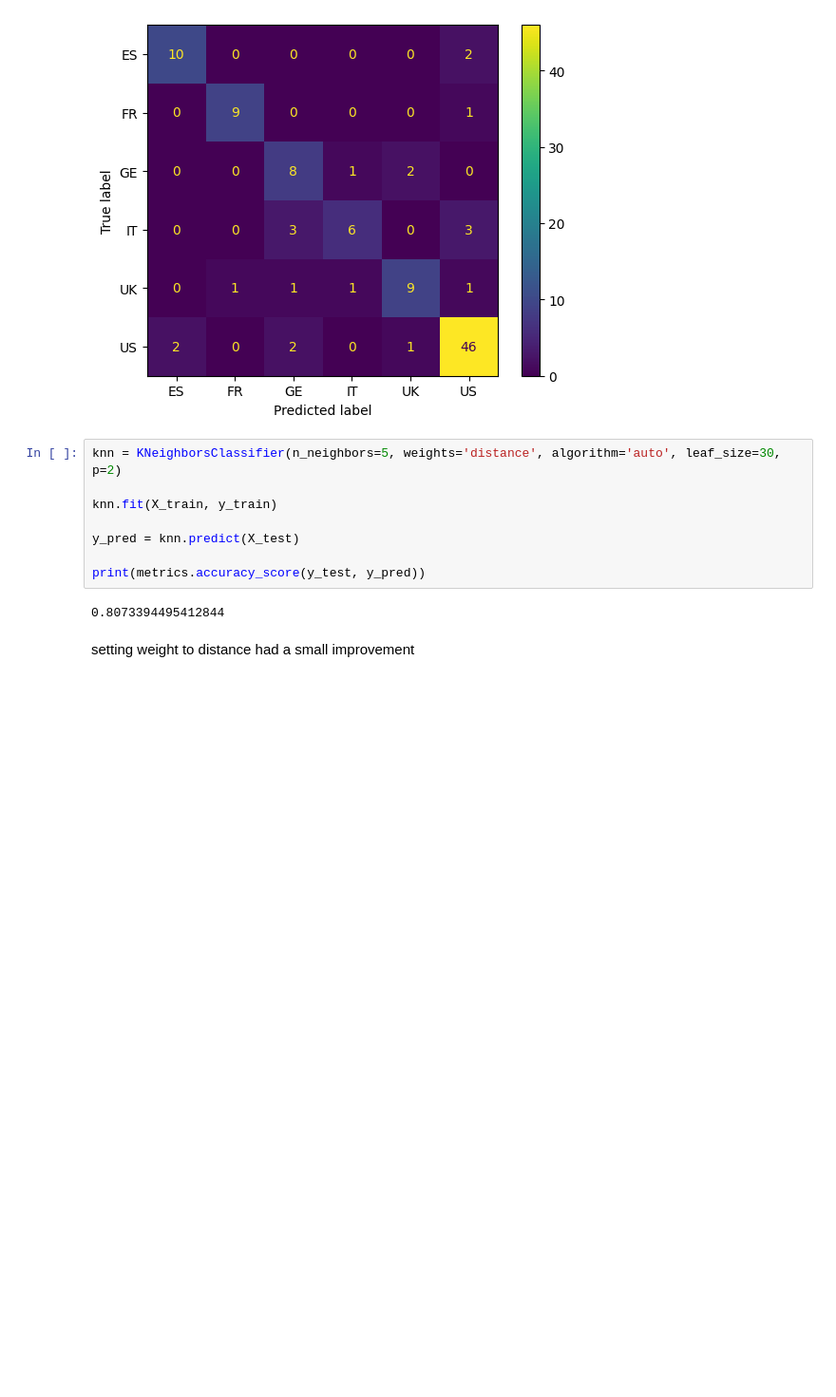
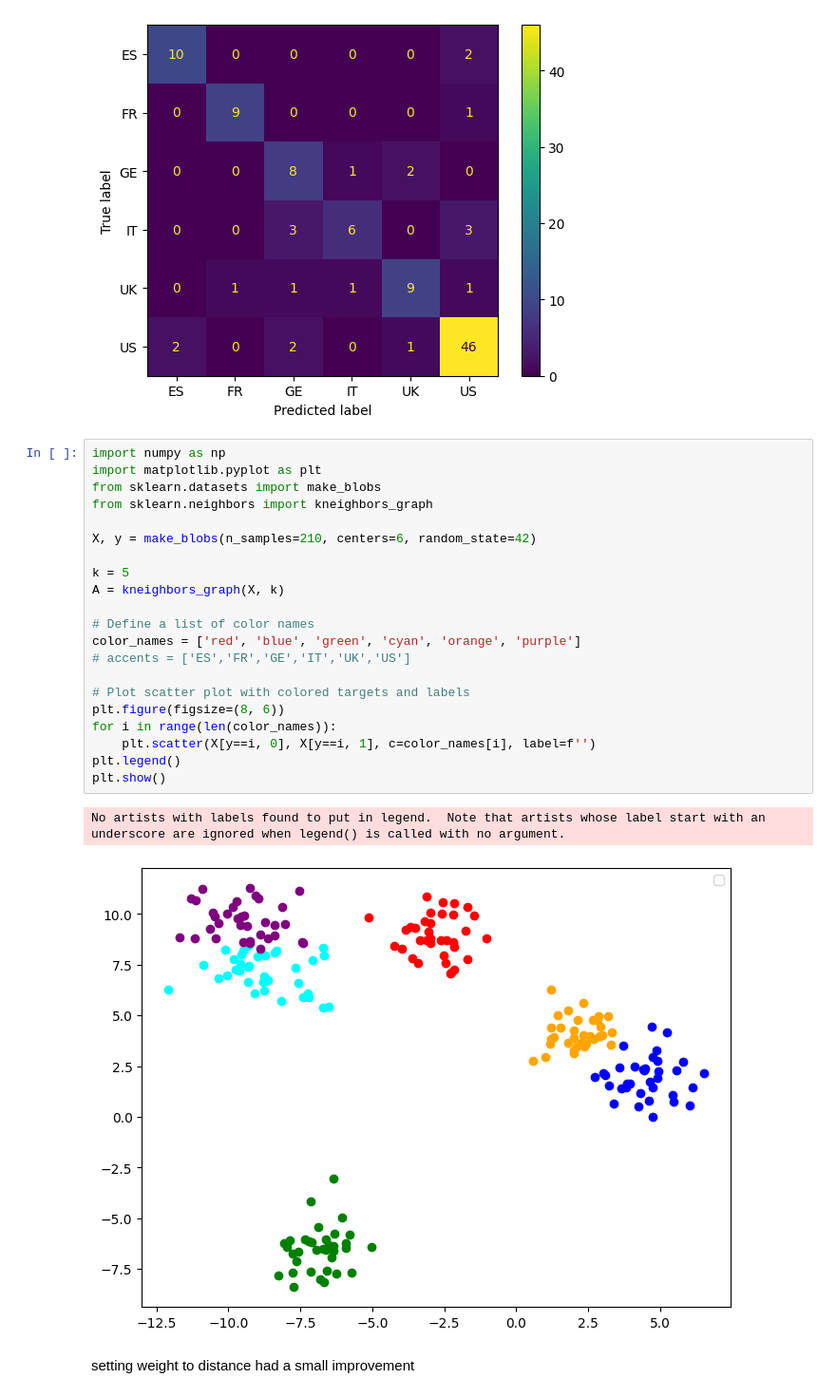
Before and after one commit to rob-carter/using-machine-learning-to-predict-accents-final, a Jupyter notebook: final.ipynb, the cells around one changed output. Shown at 95% size. Saved outputs shown, nothing was run; the diff lists cells and outputs as text; blank space fills up the shorter version.

```diff
--- a/final.ipynb
+++ b/final.ipynb
@@ -206,16 +240,30 @@ ConfusionMatrixDisplay.from_predictions(y_pred=y_pred, y_true=y_test)
 0.8073394495412844
 <sklearn.metrics._plot.confusion_matrix.ConfusionMatrixDisplay at 0x...>
 [figure]
-# %%
-knn = KNeighborsClassifier(n_neighbors=5, weights='distance', algorithm='auto', leaf_size=30, p=2)
-
-knn.fit(X_train, y_train)
-
-y_pred = knn.predict(X_test)
-
-print(metrics.accuracy_score(y_test, y_pred))
-# %% [output]
-0.8073394495412844
+# %%
+import numpy as np
+import matplotlib.pyplot as plt
+from sklearn.datasets import make_blobs
+from sklearn.neighbors import kneighbors_graph
+
+X, y = make_blobs(n_samples=210, centers=6, random_state=42)
+
+k = 5
+A = kneighbors_graph(X, k)
+
+# Define a list of color names
+color_names = ['red', 'blue', 'green', 'cyan', 'orange', 'purple']
+# accents = ['ES','FR','GE','IT','UK','US']
+
+# Plot scatter plot with colored targets and labels
+plt.figure(figsize=(8, 6))
+for i in range(len(color_names)):
+    plt.scatter(X[y==i, 0], X[y==i, 1], c=color_names[i], label=f'')
+plt.legend()
+plt.show()
+# %% [output]
+No artists with labels found to put in legend.  Note that artists whose label start with an underscore are ignored when legend() is called with no argument.
+[figure, added]
 # %% [markdown]
 setting weight to distance had a small improvement
 # %% [markdown]
```
Also changed, not shown: parts of 17 cells of this notebook.
